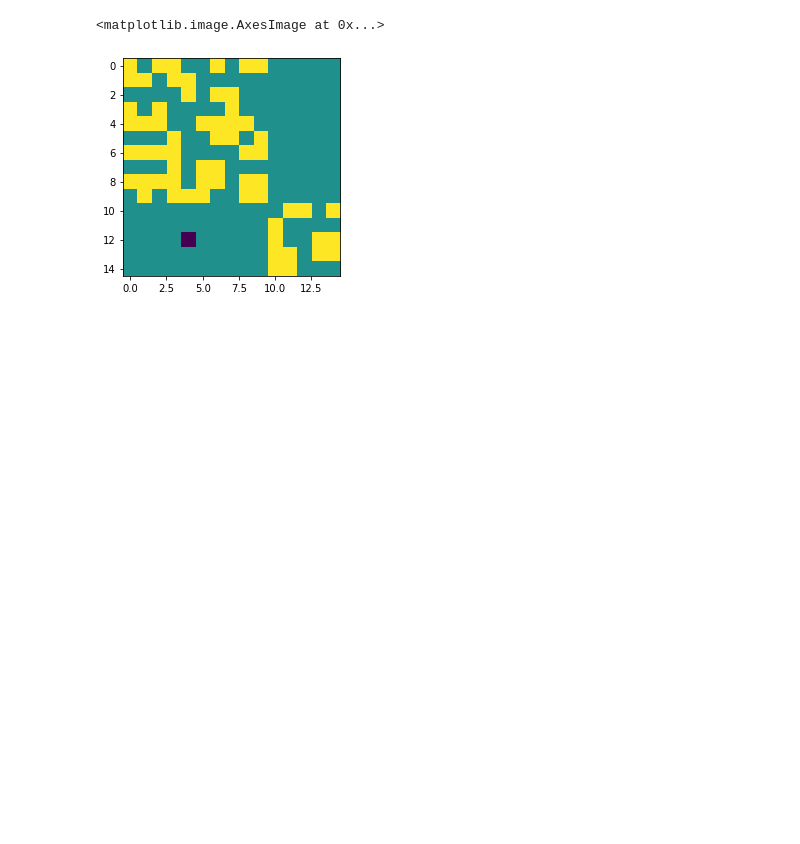
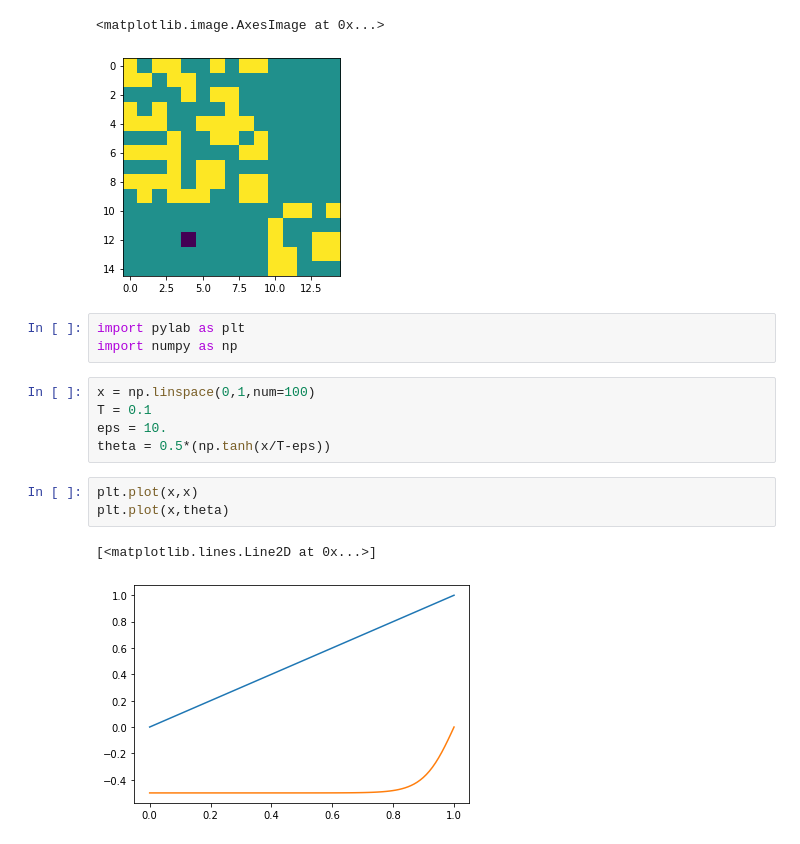
Before and after one commit to riccardoscheda/thesis, a Jupyter notebook: notes.ipynb, the cells around one changed output. Cells and saved outputs as stored; diff of their text form; blank space fills up the shorter version.

Commit message:
added file theta for the sigmoidal function

```diff
--- a/notes.ipynb
+++ b/notes.ipynb
@@ -79,3 +79,17 @@ plt.imshow(tot)
 # %% [output]
 <matplotlib.image.AxesImage at 0x...>
 [figure]
+# %%
+import pylab as plt
+import numpy as np
+# %%
+x = np.linspace(0,1,num=100)
+T = 0.1
+eps = 10.
+theta = 0.5*(np.tanh(x/T-eps))
+# %%
+plt.plot(x,x)
+plt.plot(x,theta)
+# %% [output]
+[<matplotlib.lines.Line2D at 0x...>]
+[figure, added]
```
Also changed, not shown: 8 other files.
